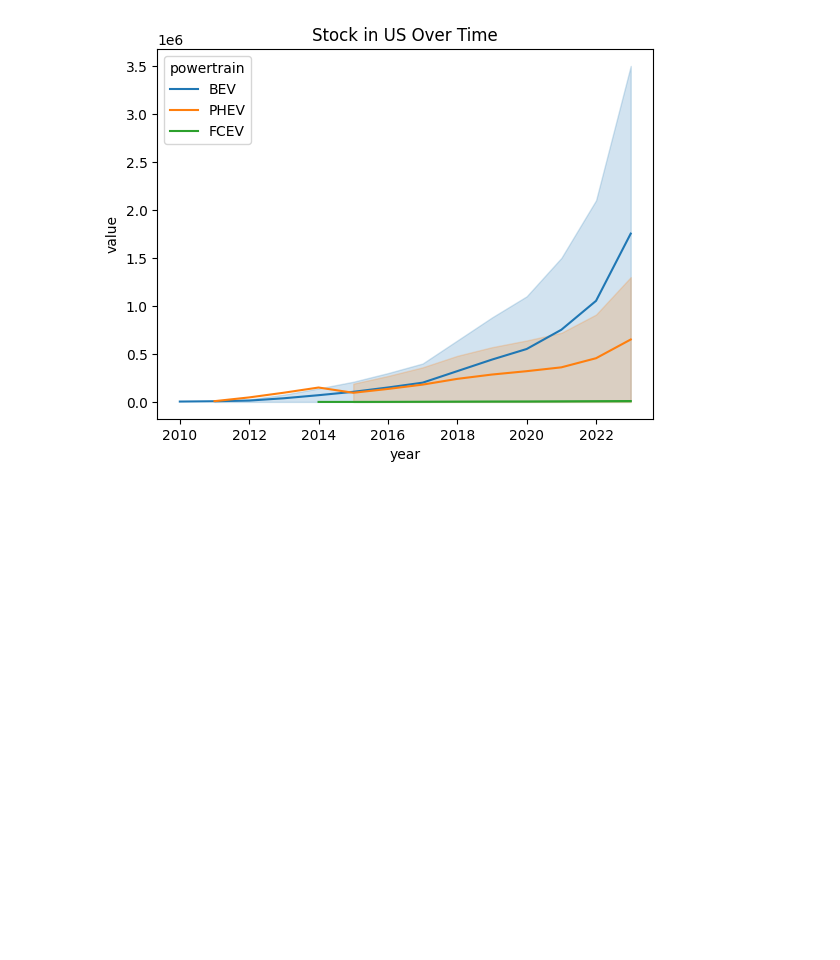
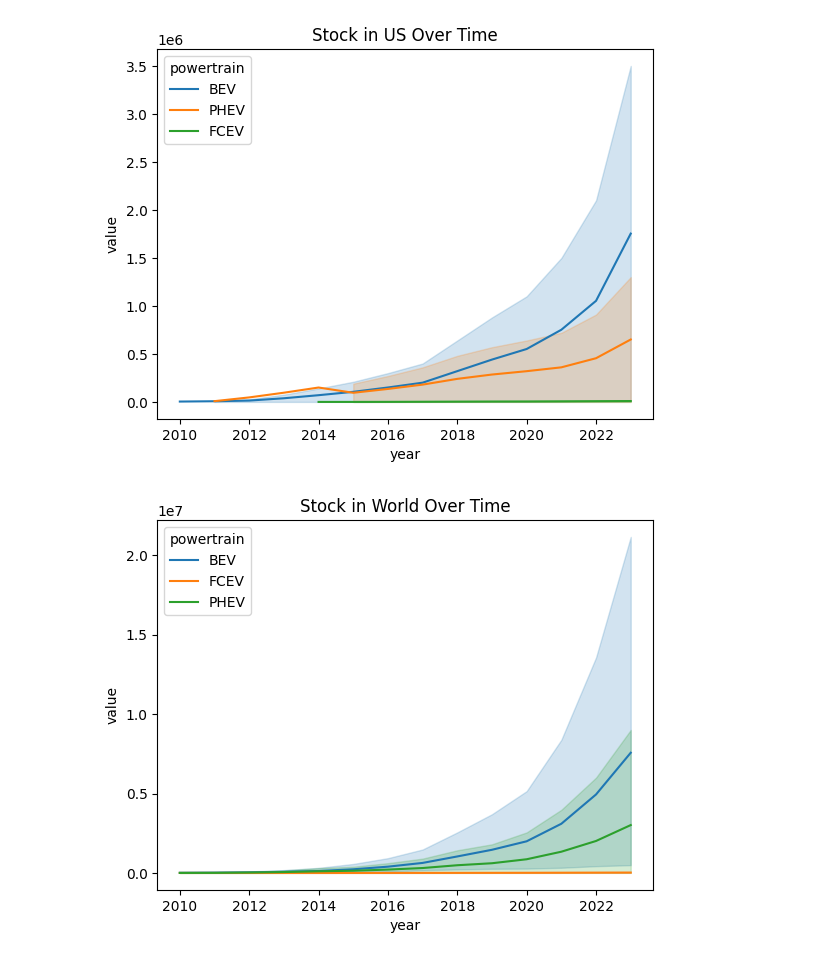
Before and after one commit to build-summer-2024/async-teal-kenny-final-project, a Jupyter notebook: final_project.ipynb, the cells around one changed output. Drawn from its saved outputs; the diff is of its cells as text; code cells hidden in the pictures; blank space fills up the shorter version.

```diff
--- a/final_project.ipynb
+++ b/final_project.ipynb
@@ -119,3 +111,13 @@ plt.show()
+# %%
+# 6. How has the stock changed in the World over time?
+sort_by_historical_stock = df[df.category == "Historical"][df.parameter == "EV stock"]
+stock_in_world = sort_by_historical_stock[sort_by_historical_stock.region == "World"]
+seaborn.lineplot(data=stock_in_world,x="year",y="value",hue="powertrain")
+plt.title("Stock in World Over Time")
+plt.savefig("Visualizations/Question 6 Visualization.png")
+plt.show()
+# %% [output]
+[figure, added]
 # %%
 # 7. What is the ratio of types of EVs in 2023?
 # %%
```
Also changed, not shown: parts of 2 cells of this notebook, 2 other files.
